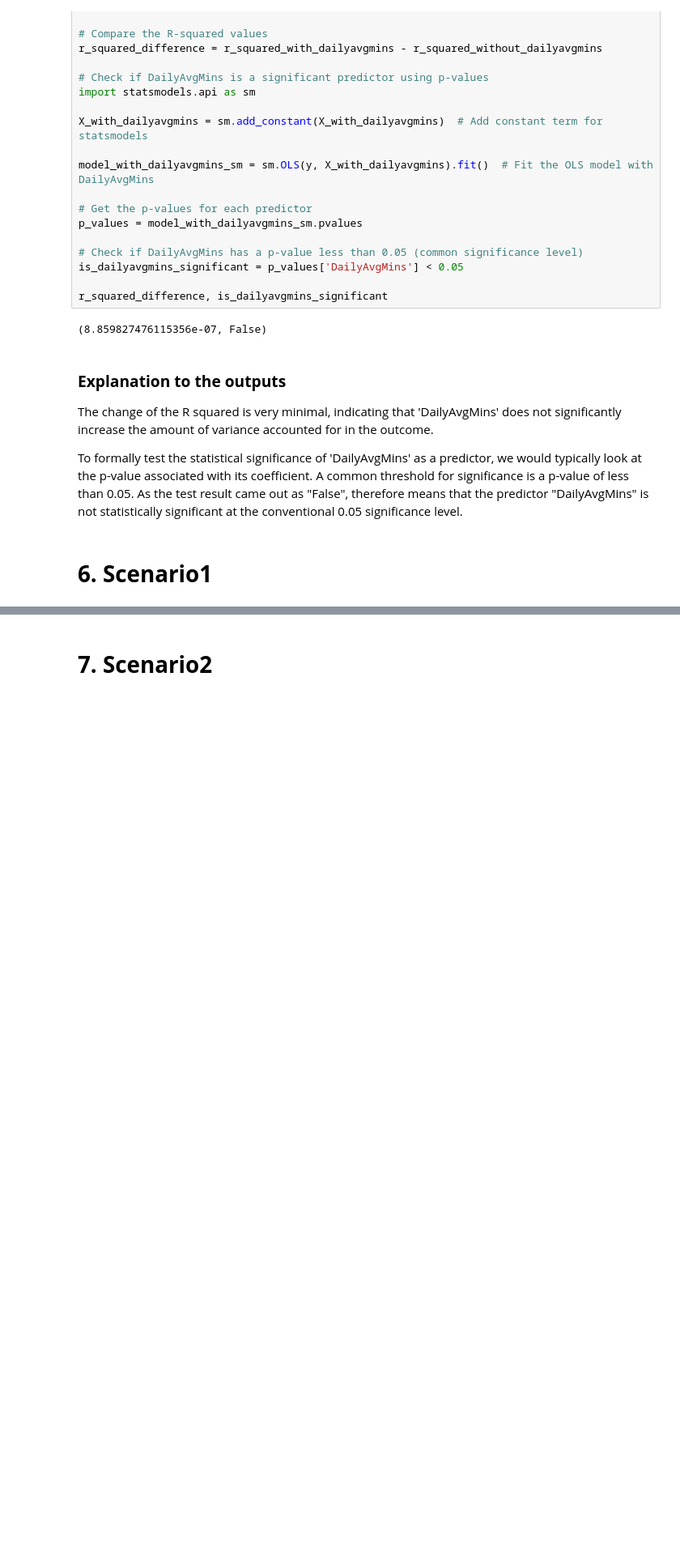
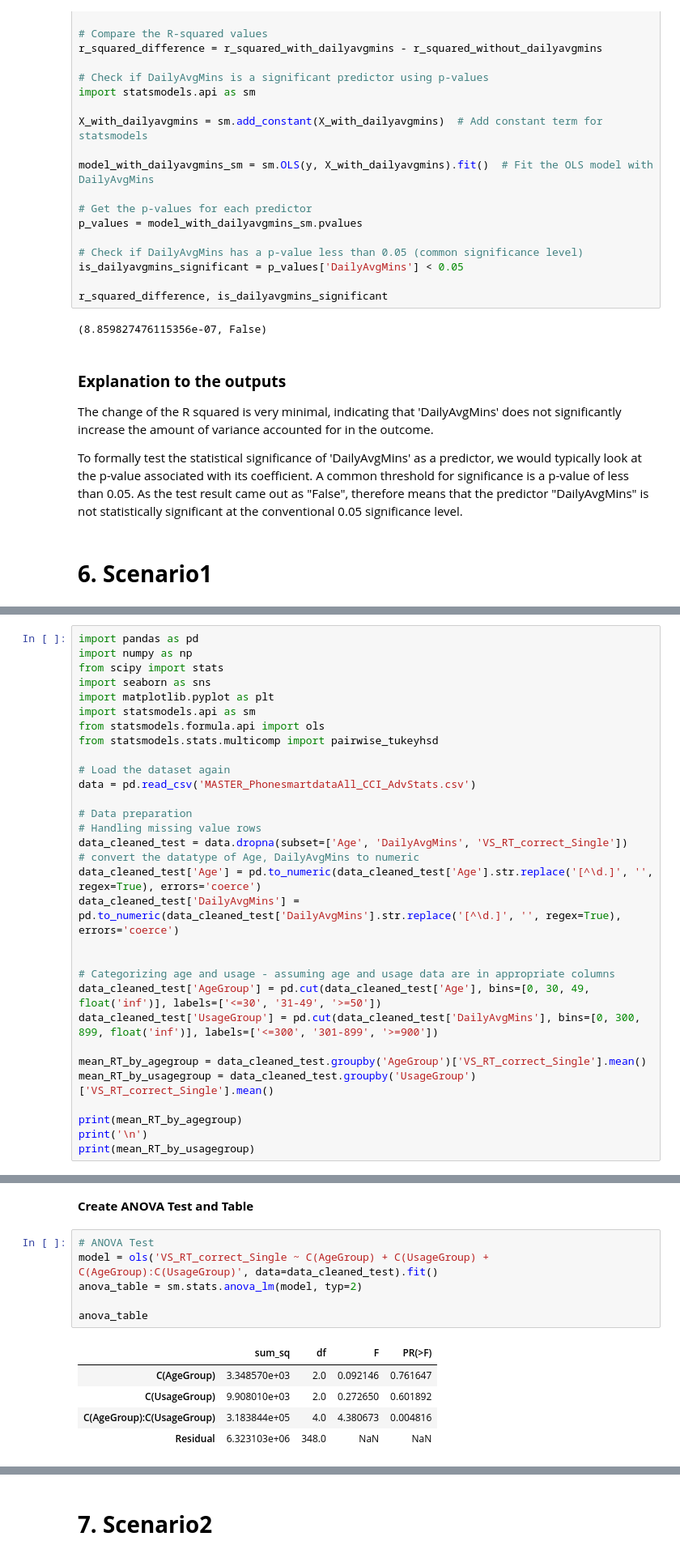
Before and after one commit to ChloeH719/Mathematics-and-Statistics, a Jupyter notebook: inclass_assignment1.ipynb, the cells around one changed output, grey strips where cells are left out. Shown: that part at 81% size. Cells and saved outputs as stored; diff of their text form; blank space fills up the shorter version.

```diff
--- a/inclass_assignment1.ipynb
+++ b/inclass_assignment1.ipynb
@@ -436,0 +451,31 @@ To formally test the statistical significance of 'DailyAvgMins' as a predictor,
+# %%
+import pandas as pd
+import numpy as np
+from scipy import stats
+import seaborn as sns
+import matplotlib.pyplot as plt
+import statsmodels.api as sm
+from statsmodels.formula.api import ols
+from statsmodels.stats.multicomp import pairwise_tukeyhsd
+
+# Load the dataset again
+data = pd.read_csv('MASTER_PhonesmartdataAll_CCI_AdvStats.csv')
+
+# Data preparation
+# Handling missing value rows
+data_cleaned_test = data.dropna(subset=['Age', 'DailyAvgMins', 'VS_RT_correct_Single'])
+# convert the datatype of Age, DailyAvgMins to numeric
+data_cleaned_test['Age'] = pd.to_numeric(data_cleaned_test['Age'].str.replace('[^\d.]', '', regex=True), errors='coerce')
+data_cleaned_test['DailyAvgMins'] = pd.to_numeric(data_cleaned_test['DailyAvgMins'].str.replace('[^\d.]', '', regex=True), errors='coerce')
+
+
+# Categorizing age and usage - assuming age and usage data are in appropriate columns
+data_cleaned_test['AgeGroup'] = pd.cut(data_cleaned_test['Age'], bins=[0, 30, 49, float('inf')], labels=['<=30', '31-49', '>=50'])
+data_cleaned_test['UsageGroup'] = pd.cut(data_cleaned_test['DailyAvgMins'], bins=[0, 300, 899, float('inf')], labels=['<=300', '301-899', '>=900'])
+
+mean_RT_by_agegroup = data_cleaned_test.groupby('AgeGroup')['VS_RT_correct_Single'].mean()
+mean_RT_by_usagegroup = data_cleaned_test.groupby('UsageGroup')['VS_RT_correct_Single'].mean()
+
+print(mean_RT_by_agegroup)
+print('\n')
+print(mean_RT_by_usagegroup)
@@ -436,0 +505,14 @@ To formally test the statistical significance of 'DailyAvgMins' as a predictor,
+# %% [markdown]
+**Create ANOVA Test and Table**
+# %%
+# ANOVA Test
+model = ols('VS_RT_correct_Single ~ C(AgeGroup) + C(UsageGroup) + C(AgeGroup):C(UsageGroup)', data=data_cleaned_test).fit()
+anova_table = sm.stats.anova_lm(model, typ=2)
+
+anova_table
+# %% [output]
+|  | sum_sq | df | F | PR(>F) |
+| C(AgeGroup) | 3.348570e+03 | 2.0 | 0.092146 | 0.761647 |
+| C(UsageGroup) | 9.908010e+03 | 2.0 | 0.272650 | 0.601892 |
+| C(AgeGroup):C(UsageGroup) | 3.183844e+05 | 4.0 | 4.380673 | 0.004816 |
+| Residual | 6.323103e+06 | 348.0 | NaN | NaN |
```
Also changed, not shown: parts of 20 cells of this notebook.
